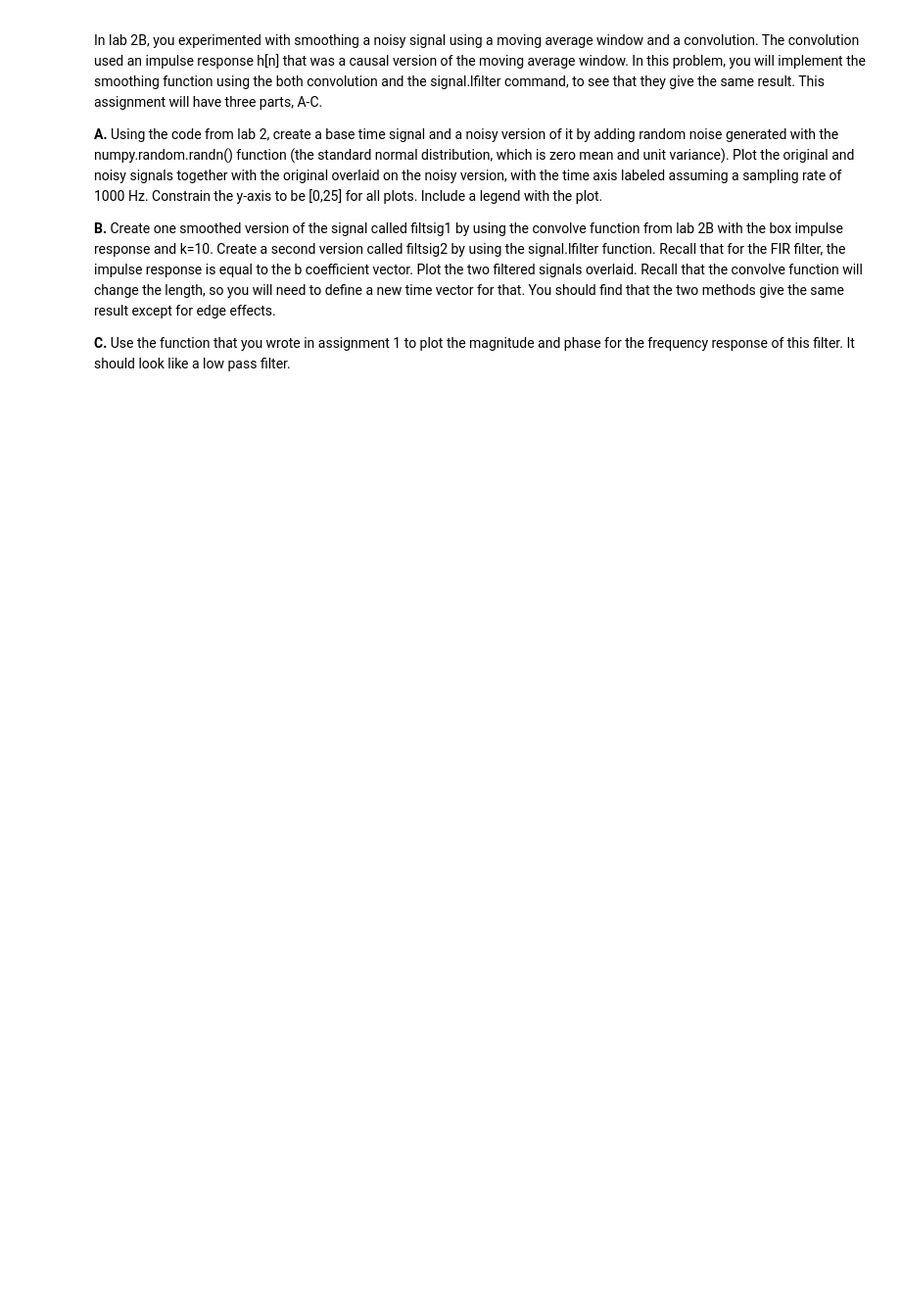
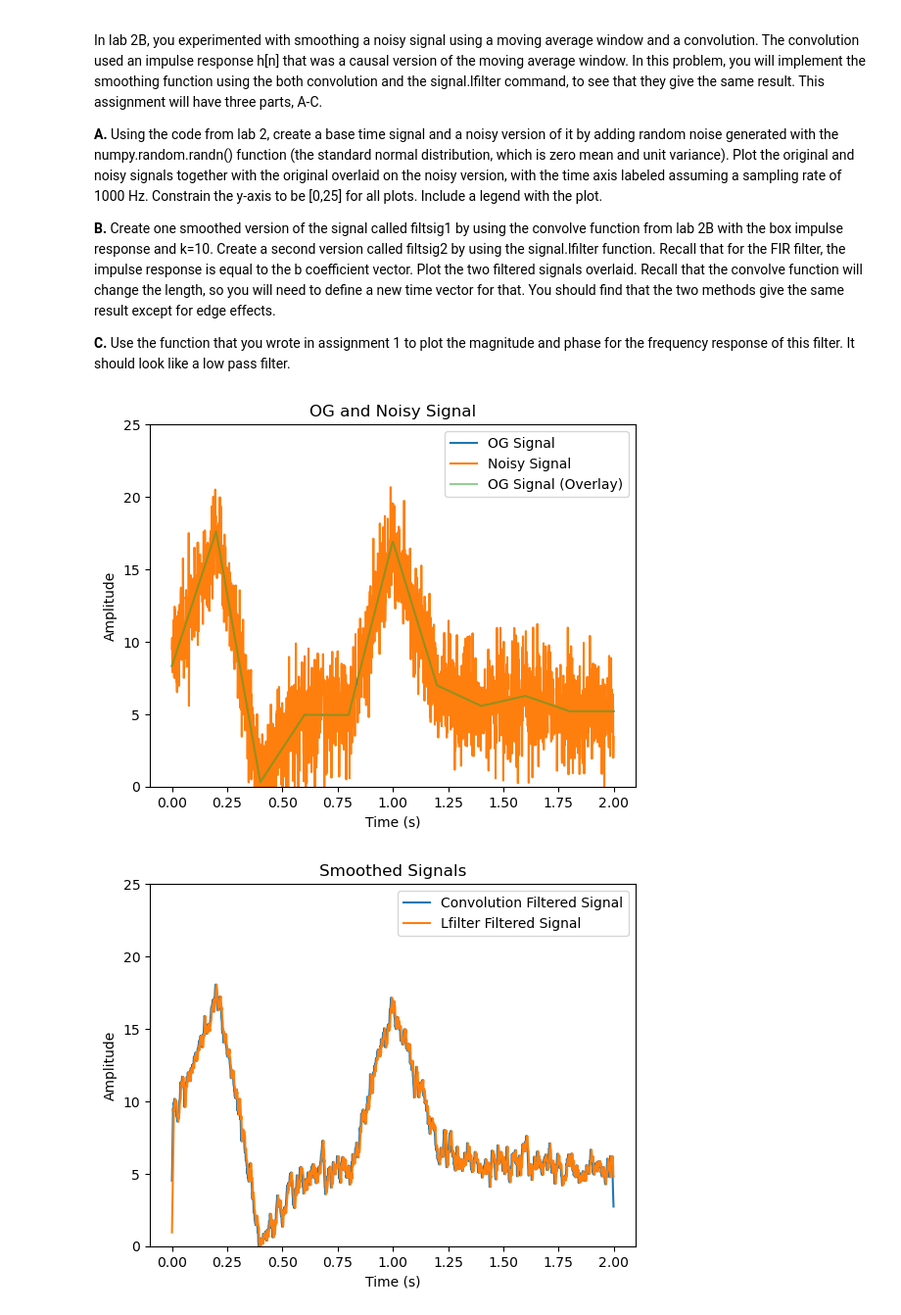
Before and after one commit to h-badams/ee-242, a Jupyter notebook: EE 242 Lab 4/EE242_Lab4.ipynb, the cells around one changed output. Shown at 98% size. Drawn from its saved outputs; the diff is of its cells as text; code cells hidden in the pictures; blank space fills up the shorter version.

```diff
--- a/EE 242 Lab 4/EE242_Lab4.ipynb
+++ b/EE 242 Lab 4/EE242_Lab4.ipynb
@@ -161,24 +206,50 @@ In lab 2B, you experimented with smoothing a noisy signal using a moving average
 # %%
 # Assignment 2 - Different Filter Implementations for Smoothing Signals
 # set up relevant parameters
 srate = 1000 # sampling rate in Hz
 time  = np.arange(0,2,1/srate) # associated time vector that corresponds to 2 seconds
 n     = len(time) # length of the time vector
 
 # here is a base signal to work with, values of signal points chosen randomly
 p     = 10 # points for piecewise linear signal
 amp = 20   # amplitude range of base signal
 base = np.interp(np.linspace(0,p,n),np.arange(0,p),np.random.rand(p)*amp)
 
 # create some random noise to be added to the abve base signals
 noiseamp = 2
 noise  = noiseamp * np.random.randn(n)
 
 # Part A
 # Create a noisy signal and overlapping plot with base and noisy signal (use a legend to differentiate signals)
+noisy_signal = base + noise
+plt.plot(time, base, label='OG Signal')
+plt.plot(time, noisy_signal, label = 'Noisy Signal')
 
+plt.plot(time, base, alpha=0.5, label='OG Signal (Overlay)')
+plt.xlabel('Time (s)')
+plt.ylabel('Amplitude')
+plt.ylim([0, 25])
+plt.title('OG and Noisy Signal')
+plt.legend()
+plt.show()
 # Part B
 # Use convolution from lab 2B and signal.lfilter to apply your filter
-
+k = 10
+h = np.ones(k) / k #rect impulse
+filtsig1 = np.convolve(noisy_signal, h, mode='same')
+filtsig2 = sig.lfilter(h, 1, noisy_signal)
+time_conv = np.arange(0, len(filtsig1)) / srate
+plt.plot(time_conv, filtsig1, label='Convolution Filtered Signal')
+plt.plot(time_conv, filtsig2, label='Lfilter Filtered Signal')
+plt.xlabel('Time (s)')
+plt.ylabel('Amplitude')
+plt.ylim([0, 25])
+plt.title('Smoothed Signals')
+plt.legend()
+plt.show()
 # Part C
 # Use function to plot magnitude and phase
+plot_mag_freq_response(h, 1, plot_phase=1, fs=srate)
+# %% [output]
+[figure, added]
+[figure, added]
```
Also changed, not shown: parts of 5 cells of this notebook, 6 other files.
